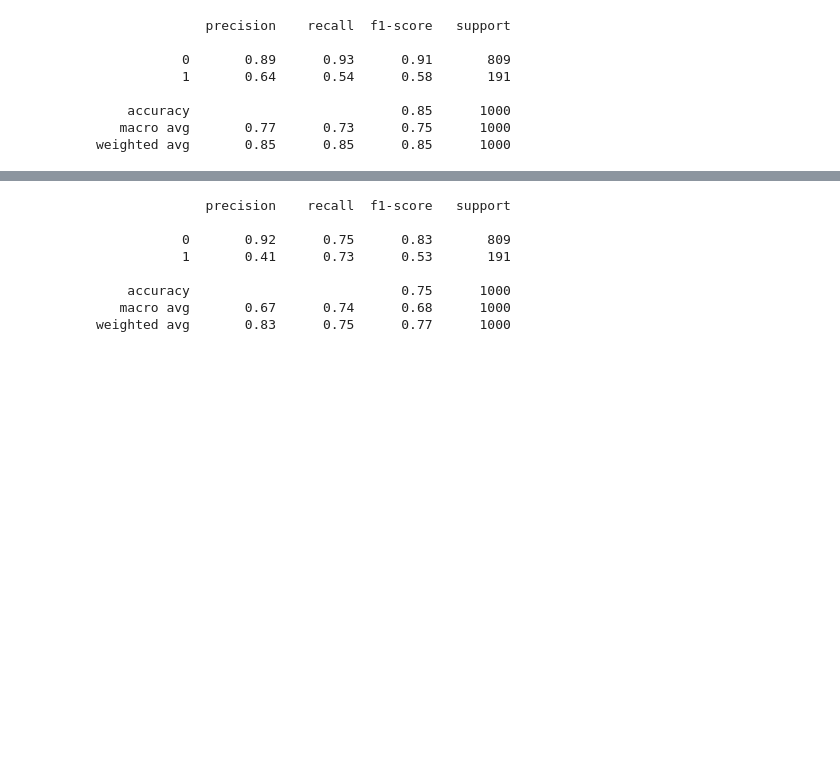
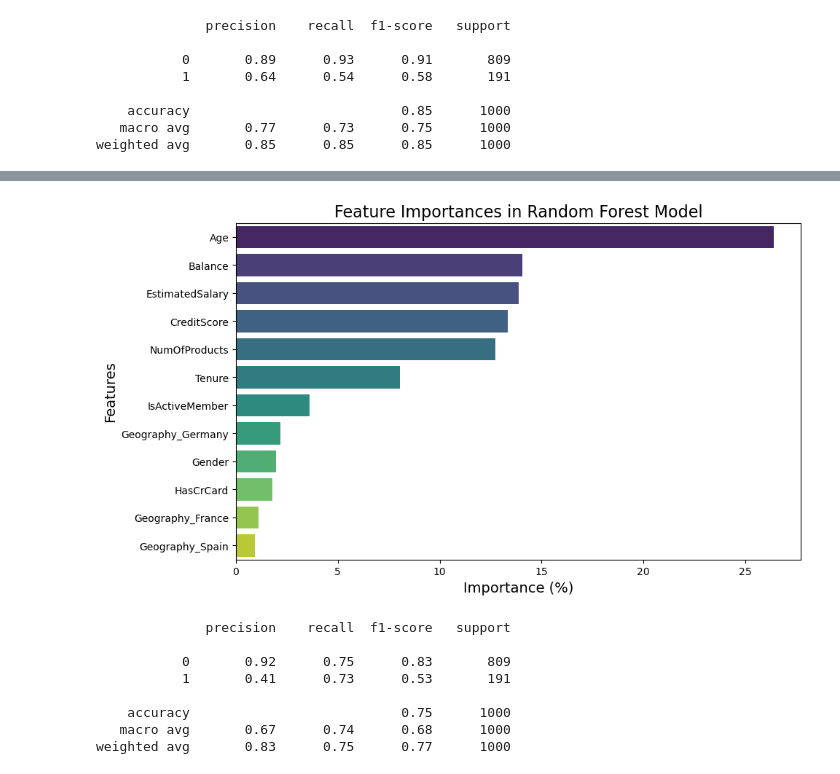
Before and after one commit to M-Grzymowicz/Banking-Customer-Churn---Analysis-and-Prediction, a Jupyter notebook: banking.ipynb, the cells around one changed output, grey strips where cells are left out. Cells and saved outputs as stored; diff of their text form; code cells hidden in the pictures; blank space fills up the shorter version.

```diff
--- a/banking.ipynb
+++ b/banking.ipynb
@@ -925,24 +938,25 @@ weighted avg       0.85      0.86      0.85      1000
 # %%
-# Tworzenie potoku dla modelu
-r_forest_pipe_2 = Pipeline(steps=[
+# Grid search for Random Forest Pipe
+r_forest_pipe = Pipeline(steps=[
     ('preprocessor', preprocessor),  # Preprocessing danych (transformacje na podstawie preprocessor)
     ('classifier', RandomForestClassifier(class_weight='balanced',
-                                          n_estimators=50,
+                                          n_estimators=50, # number of decision trees
                                           random_state=42))  # Klasyfikator RandomForest
 ])
 
 search_space_rf = {'classifier__max_depth': np.geomspace(start=3, stop=50, num=10, dtype='int'),
-                   'classifier__min_samples_leaf': np.geomspace(start=1, stop=500, num=10, dtype='int')}
+                   'classifier__min_samples_leaf': [1, 2, 4, 8, 16, 20] } # before:  np.geomspace(start=1, stop=500, num=10, dtype='int')}
 
-model_rf = GridSearchCV(estimator=r_forest_pipe_2,
+rf_grid_search = GridSearchCV(estimator=r_forest_pipe,
                         param_grid=search_space_rf,
                         scoring='f1',
                         cv=5)
 
-model_rf.fit(features_train_resampled, target_train_resampled)
+rf_grid_search.fit(features_train_resampled, target_train_resampled)
 
-print(model_rf.best_estimator_)
-print(model_rf.best_score_)
+print(rf_grid_search.best_estimator_)
+print(rf_grid_search.best_score_)
+#print(rf_grid_search.best_estimator_.get_params())
 # %% [output]
 Pipeline(steps=[('preprocessor',
                  ColumnTransformer(transformers=[('cat',
@@ -999 +1054,22 @@ for clf in [model_log, model_rf, model_ens]:
+# %%
+import matplotlib.pyplot as plt
+import seaborn as sns
+
+# Uzyskiwanie danych z posortowanymi nazwami cech i ich istotnościami
+features = [feature for feature, _ in sorted_feature_importances]
+importances_percent = [round(importance * 100, 2) for _, importance in sorted_feature_importances]
+
+# Tworzenie wykresu
+plt.figure(figsize=(10, 6))
+sns.barplot(x=importances_percent, y=features, palette='viridis')
+
+# Tytuł wykresu
+plt.title("Feature Importances in Random Forest Model", fontsize=16)
+plt.xlabel("Importance (%)", fontsize=14)
+plt.ylabel("Features", fontsize=14)
+
+# Wyświetlenie wykresu
+plt.show()
+# %% [output]
+[figure, added]
 # %%
```
Also changed, not shown: parts of 23 cells of this notebook.
